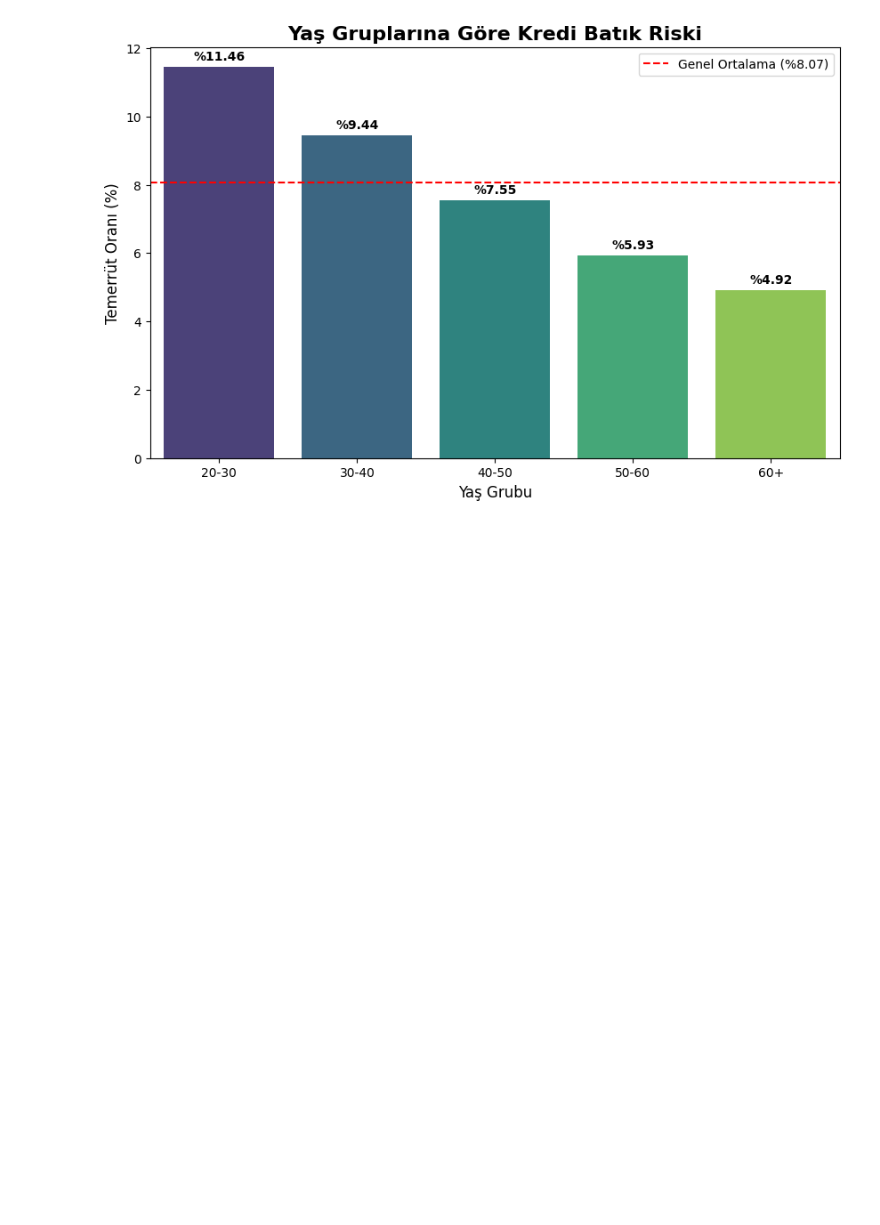
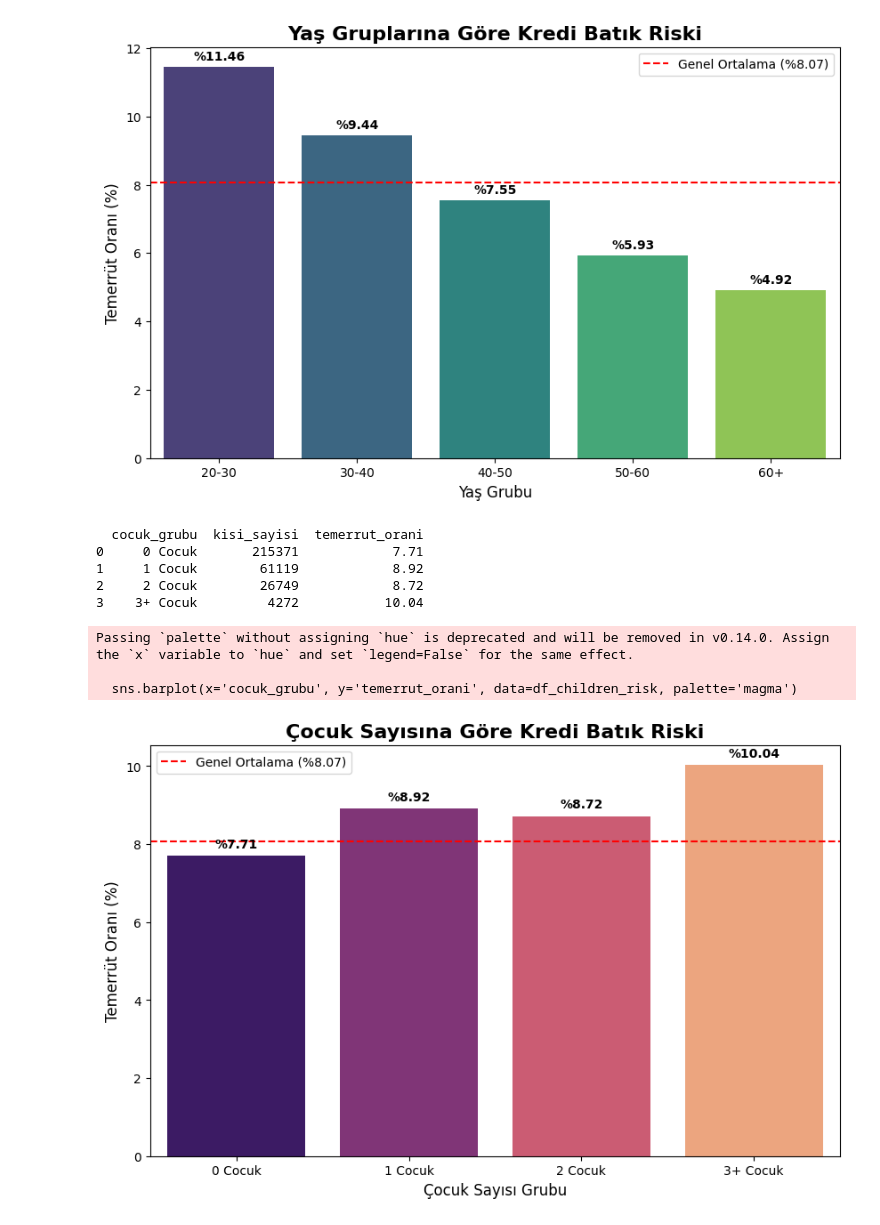
Before and after one commit to MehmetcanMutlu/Home-Credit-Default-Risk-Project, a Jupyter notebook: 1_HomeCredit_SQL_EDA.ipynb, the cells around one changed output. Drawn from its saved outputs; the diff is of its cells as text; code cells hidden in the pictures; blank space fills up the shorter version.

Commit message:
Cocuk sayisina gore risk analizi ve grafik

```diff
--- a/1_HomeCredit_SQL_EDA.ipynb
+++ b/1_HomeCredit_SQL_EDA.ipynb
@@ -175,3 +174,60 @@ Passing `palette` without assigning `hue` is deprecated and will be removed in v
 
   sns.barplot(x='yas_grubu', y='temerrut_orani', data=df_age_risk, palette='viridis')
 [figure]
+# %%
+# SQL Sorgusu: Çocuk sayısını gruplayarak risk analizi
+query_children = """
+SELECT
+    CASE
+        WHEN CNT_CHILDREN = 0 THEN '0 Cocuk'
+        WHEN CNT_CHILDREN = 1 THEN '1 Cocuk'
+        WHEN CNT_CHILDREN = 2 THEN '2 Cocuk'
+        WHEN CNT_CHILDREN >= 3 THEN '3+ Cocuk'
+    END AS cocuk_grubu,
+    COUNT(*) AS kisi_sayisi,
+    ROUND(AVG(TARGET) * 100, 2) AS temerrut_orani
+FROM
+    train_data
+GROUP BY
+    cocuk_grubu
+ORDER BY
+    cocuk_grubu;
+"""
+
+# Veriyi SQL'den Pandas DataFrame'e çek
+df_children_risk = pd.read_sql(query_children, conn)
+
+# Sonucu görelim
+print(df_children_risk)
+# %% [output]
+  cocuk_grubu  kisi_sayisi  temerrut_orani
+0     0 Cocuk       215371            7.71
+1     1 Cocuk        61119            8.92
+2     2 Cocuk        26749            8.72
+3    3+ Cocuk         4272           10.04
+# %%
+import matplotlib.pyplot as plt
+import seaborn as sns
+
+plt.figure(figsize=(10, 6))
+
+# Seaborn ile Barplot
+sns.barplot(x='cocuk_grubu', y='temerrut_orani', data=df_children_risk, palette='magma')
+
+# Grafiği Süsleyelim
+plt.title('Çocuk Sayısına Göre Kredi Batık Riski', fontsize=16, fontweight='bold')
+plt.xlabel('Çocuk Sayısı Grubu', fontsize=12)
+plt.ylabel('Temerrüt Oranı (%)', fontsize=12)
+plt.axhline(y=8.07, color='r', linestyle='--', label='Genel Ortalama (%8.07)')
+plt.legend()
+
+# Değerleri çubukların üzerine yazalım
+for index, row in df_children_risk.iterrows():
+    plt.text(index, row.temerrut_orani + 0.2, f"%{row.temerrut_orani}", color='black', ha="center", fontweight='bold')
+
+plt.show()
+# %% [output]
+Passing `palette` without assigning `hue` is deprecated and will be removed in v0.14.0. Assign the `x` variable to `hue` and set `legend=False` for the same effect.
+
+  sns.barplot(x='cocuk_grubu', y='temerrut_orani', data=df_children_risk, palette='magma')
+[figure, added]
```
Also changed, not shown: parts of 1 cell of this notebook.
